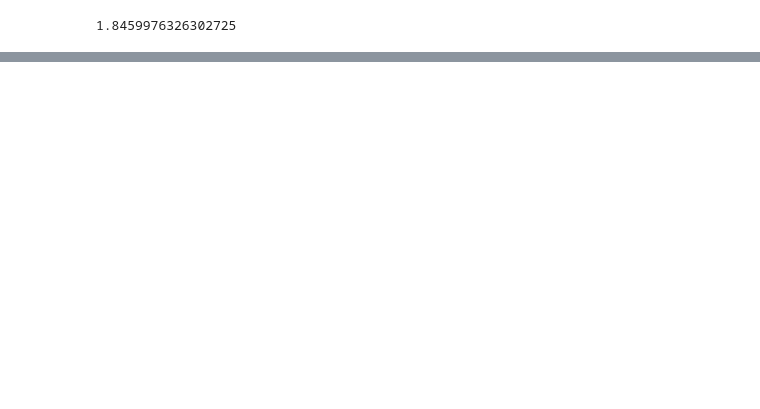
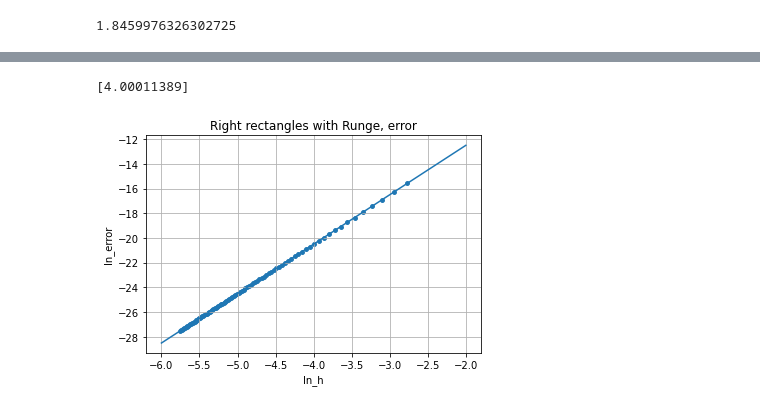
Before and after one commit to ivan-shargin/Math_labs, a Jupyter notebook: Lab_5.ipynb, the cells around one changed output, grey strips where cells are left out. Saved outputs shown, nothing was run; the diff lists cells and outputs as text; code cells hidden in the pictures; blank space fills up the shorter version.

```diff
--- a/Lab_5.ipynb
+++ b/Lab_5.ipynb
@@ -199,0 +262,40 @@ print(linear_regressor.coef_)
+# %%
+def Runge_right_rect(f, section, N):
+    p = 2
+    I1 = right_rect(f, section, N)
+    h1 = (section[1] - section[0]) / N
+    I2 = right_rect(f, section, int(N / 2))
+    h2 = (section[1] - section[0]) / int(N / 2)
+    c = (I1 - I2) / (np.power(h2, p) - np.power(h1, p))
+    I_r = I1 + c * np.power(h1, p)
+
+    return I_r
+# %%
+N_arr = np.array(range(50, 1000, 10))
+h_arr = math.pi / N_arr
+error = []
+for N in N_arr:
+    I = Runge_right_rect(f_easy_test, np.array([0, math.pi]), N)
+    I_precise = 2
+    error.append(np.linalg.norm(I - I_precise))
+
+error = np.array(error)
+ln_error = np.log(error)
+ln_h = np.log(h_arr)
+
+fig, ax = plt.subplots()
+ax.grid()
+ax.scatter(ln_h, ln_error, s=15)
+plt.xlabel("ln_h")
+plt.ylabel("ln_error")
+plt.title("Right rectangles with Runge, error")
+
+linear_regressor = linear_model.LinearRegression()
+linear_regressor.fit(ln_h.reshape((ln_h.size, 1)), ln_error)
+x0 = np.linspace(-6, -2, 100).reshape((100, 1))
+y0 = linear_regressor.predict(x0)
+ax.plot(x0, y0)
+print(linear_regressor.coef_)
+# %% [output]
+[4.00011389]
+[figure, added]
```
Also changed, not shown: parts of 16 cells of this notebook.
